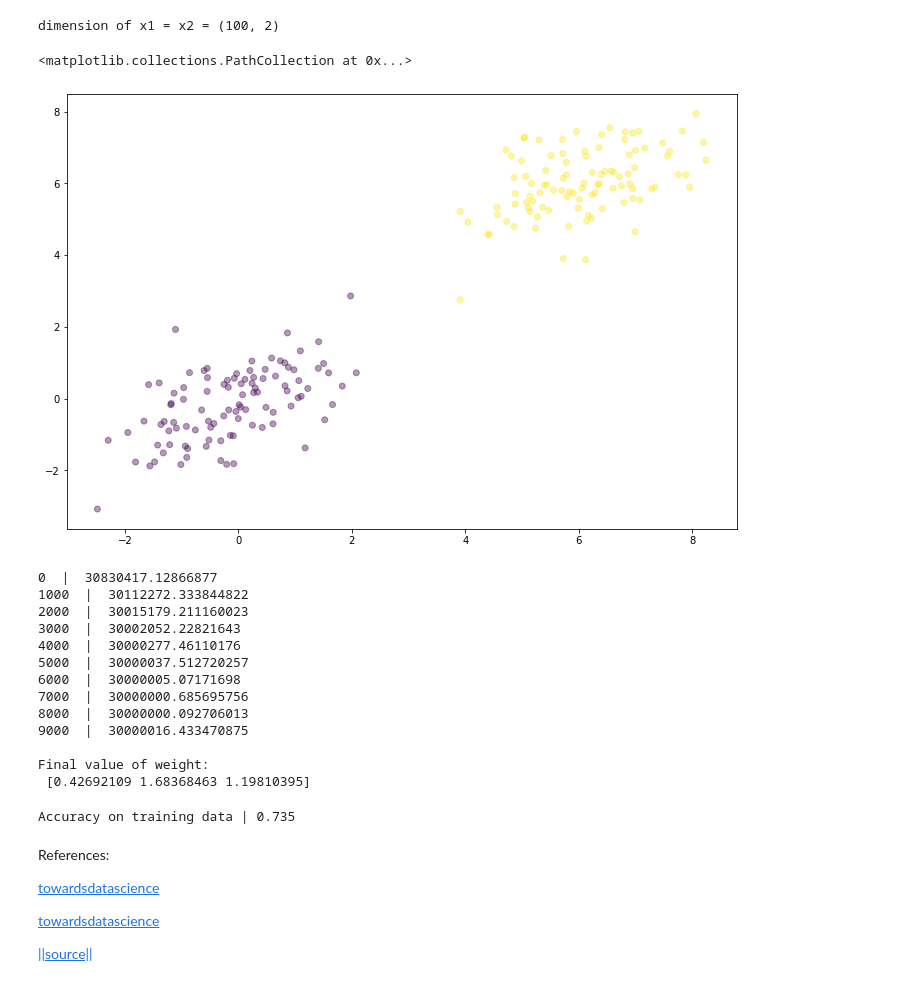
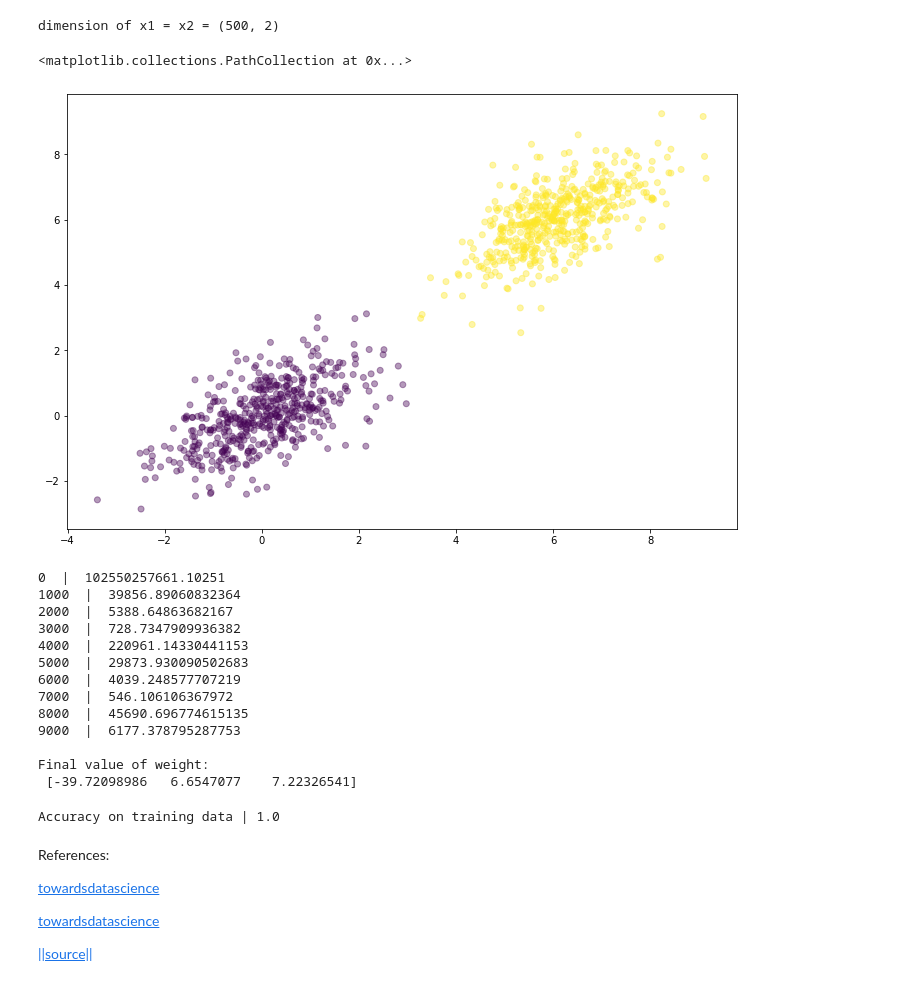
Before and after one commit to krag-harsh/SVM_implementation, a Jupyter notebook: linear_SVM.ipynb, the cells around one changed output. Saved outputs shown, nothing was run; the diff lists cells and outputs as text; code cells hidden in the pictures.

```diff
--- a/linear_SVM.ipynb
+++ b/linear_SVM.ipynb
@@ -40,21 +40,22 @@ def fit(num_of_epochs,X, w, y,C,lr):
   print("\nFinal value of weight:\n",w)
   return w
 # %%
-si = 100    #size of the data set we are creating
+si = 500    #size of the data set we are creating
 x1 = np.random.multivariate_normal([0, 0], [[1, .60],[.60, 1]], si)
 x2 = np.random.multivariate_normal([6,6], [[1, .60],[.60, 1]], si)
 
 print("dimension of x1 = x2 =",x1.shape)
 sfeature=np.vstack((x1, x2)).astype(np.float32)     #concatinates axis 0
 slabel=np.hstack((np.zeros(si), np.ones(si)))
+slabel[slabel==0]=-1
 
 
 plt.figure(figsize=(12,8))
 plt.scatter(sfeature[:, 0], sfeature[:, 1], c = slabel, alpha = .4)
 # %% [output]
-dimension of x1 = x2 = (100, 2)
+dimension of x1 = x2 = (500, 2)
 <matplotlib.collections.PathCollection at 0x...>
-[figure, old version]
+[figure, new version]
 # %%
 X = np.column_stack((np.ones(len(sfeature)), sfeature))
 w = np.zeros(len(X[0]))
@@ -62,28 +63,28 @@ w = np.zeros(len(X[0]))
 
 w=fit(10000, X , w , slabel , C=300000 , lr=1e-3)
 # %% [output]
-0  |  30830417.12866877
-1000  |  30112272.333844822
-2000  |  30015179.211160023
-3000  |  30002052.22821643
-4000  |  30000277.46110176
-5000  |  30000037.512720257
-6000  |  30000005.07171698
-7000  |  30000000.685695756
-8000  |  30000000.092706013
-9000  |  30000016.433470875
+0  |  102550257661.10251
+1000  |  39856.89060832364
+2000  |  5388.64863682167
+3000  |  728.7347909936382
+4000  |  220961.14330441153
+5000  |  29873.930090502683
+6000  |  4039.248577707219
+7000  |  546.106106367972
+8000  |  45690.696774615135
+9000  |  6177.378795287753
 
 Final value of weight:
- [0.42692109 1.68368463 1.19810395]
+ [-39.72098986   6.6547077    7.22326541]
 # %%
 p=X@w
 p=np.sign(p)
-p[p==-1]=0
+#p[p==-1]=0
 p-=slabel.flatten()
 
-print("Accuracy on training data |", len(np.where(p == 0)[0]) / len(p))
+print("Accuracy on training data |", len(np.where(p == 0)[0]) / len(p))   #should be one (as we are finding accuracy on the training data only)
 # %% [output]
-Accuracy on training data | 0.735
+Accuracy on training data | 1.0
 # %% [markdown]
 References:
 
```
